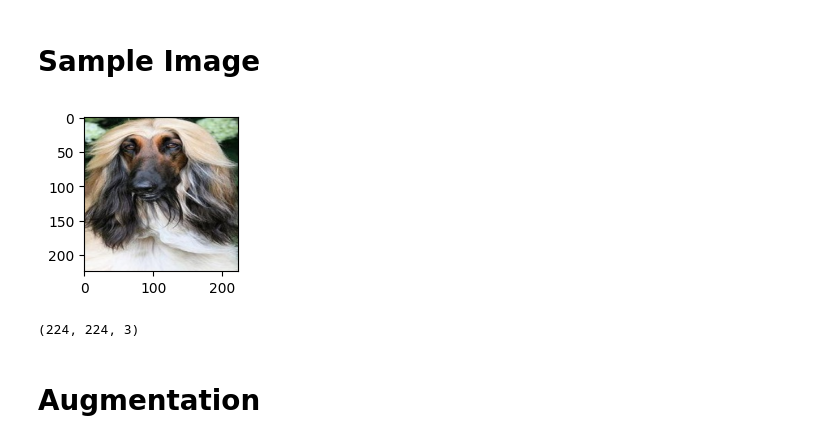
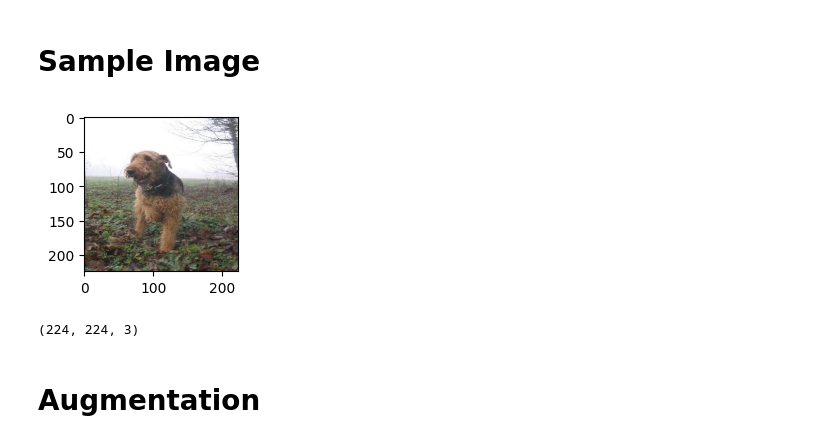
Before and after one commit to Kallol7/PytorchNotes, a Jupyter notebook: Pretrained/Pretrained.ipynb, the cells around one changed output. Saved outputs shown, nothing was run; the diff lists cells and outputs as text; code cells hidden in the pictures.

```diff
--- a/Pretrained/Pretrained.ipynb
+++ b/Pretrained/Pretrained.ipynb
@@ -133,7 +136,7 @@ df.head(3)
 | 2 | train/Afghan/003.jpg | 0 |
 # %%
 # only using 5 class
-df = df[df["labels"]<TOTAL_CLASS]
+df = df[df["labels"]<3]
 df.labels.unique()
 # %% [output]
 array([0, 1, 2])
@@ -151,13 +154,13 @@ plt.show()
 # %% [markdown]
 # Sample Image
 # %%
-img = Image.open(os.path.join(DATA_DIR, train_df.iloc[5,0]))
+img = Image.open(os.path.join(DATA_DIR, train_df.iloc[9,0]))
 _, ax = plt.subplots(1,1, figsize=(2,2))
 ax.imshow(img)
 plt.show()
 np.shape(img)
 # %% [output]
-[figure, old version]
+[figure, new version]
 (224, 224, 3)
 # %% [markdown]
 # Augmentation
```
Also changed, not shown: parts of 10 cells of this notebook.
